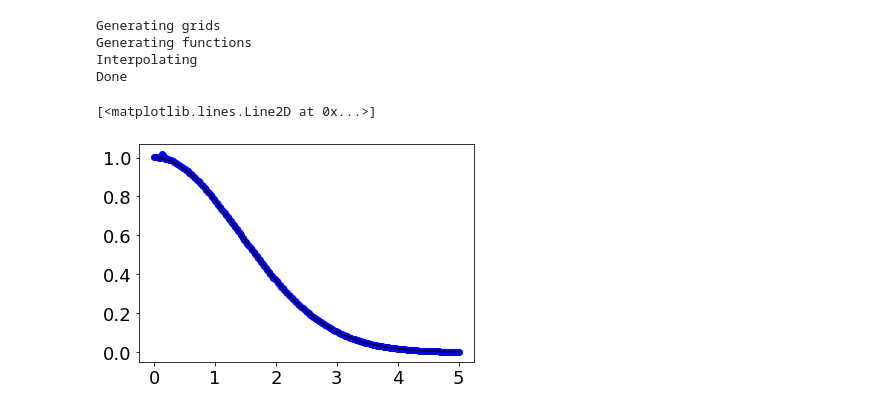
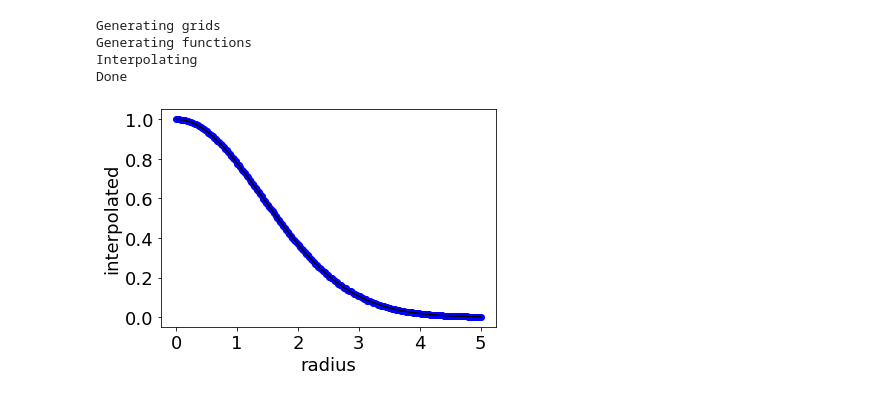
Before and after one commit to lanl/phoebus, a Jupyter notebook: scripts/jupyter/remapping-toy.ipynb, the cells around one changed output. Saved outputs shown, nothing was run; the diff lists cells and outputs as text; code cells hidden in the pictures.

```diff
--- a/scripts/jupyter/remapping-toy.ipynb
+++ b/scripts/jupyter/remapping-toy.ipynb
@@ -240,7 +353,10 @@ class SphericalAverage:
         print("Done")
 # %%
-savg = SphericalAverage(5, 200, [128, 16, 16], [2, 2, 2],
-                        #[[0,0,0],[0,1,0],[0,0,1],[0,1,1]],
+savg = SphericalAverage(5, 200, [64, 16, 16], [2, 2, 2],
+                        [[0,0,0],[0,1,0],[0,0,1],[0,1,1]],
+                        avg_type='mass',
+                        cell_fac = 5,
+                        eps = 1,
                         sigma=1)
 # %% [output]
 Generating grids
@@ -250,11 +366,13 @@ Done
 # %%
 plt.plot(savg.grid1d,savg.y_avgd,'bo')
 plt.plot(savg.grid1d,savg.y_monopole,'k-')
-#plt.xlim(2.25,2.75)
+#plt.xlim(0,0.25)
 #plt.ylim(0.,0.2)
+plt.xlabel('radius')
+plt.ylabel('interpolated')
+plt.savefig('interpolation_test.png',bbox_inches='tight')
 # %% [output]
-[<matplotlib.lines.Line2D at 0x...>]
-[figure, old version]
+[figure, new version]
 # %%
 plt.semilogy(savg.grid1d,savg.y_avgd,'b-')
 plt.plot(savg.grid1d,savg.y_monopole,'k-')
```
Also changed, not shown: parts of 10 cells of this notebook, 1 other file.
